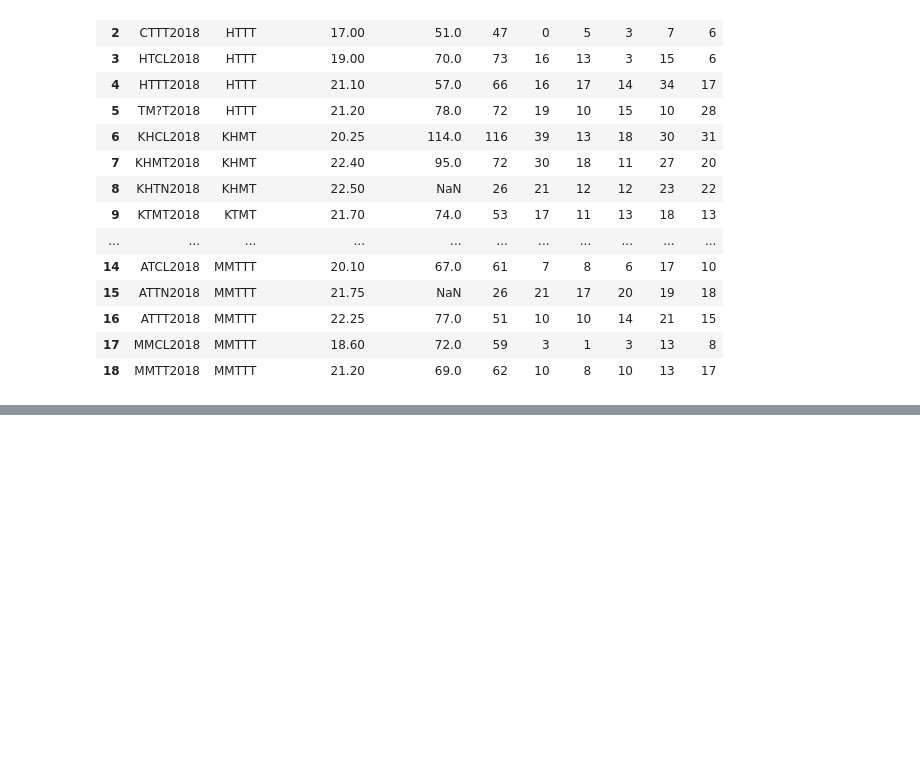
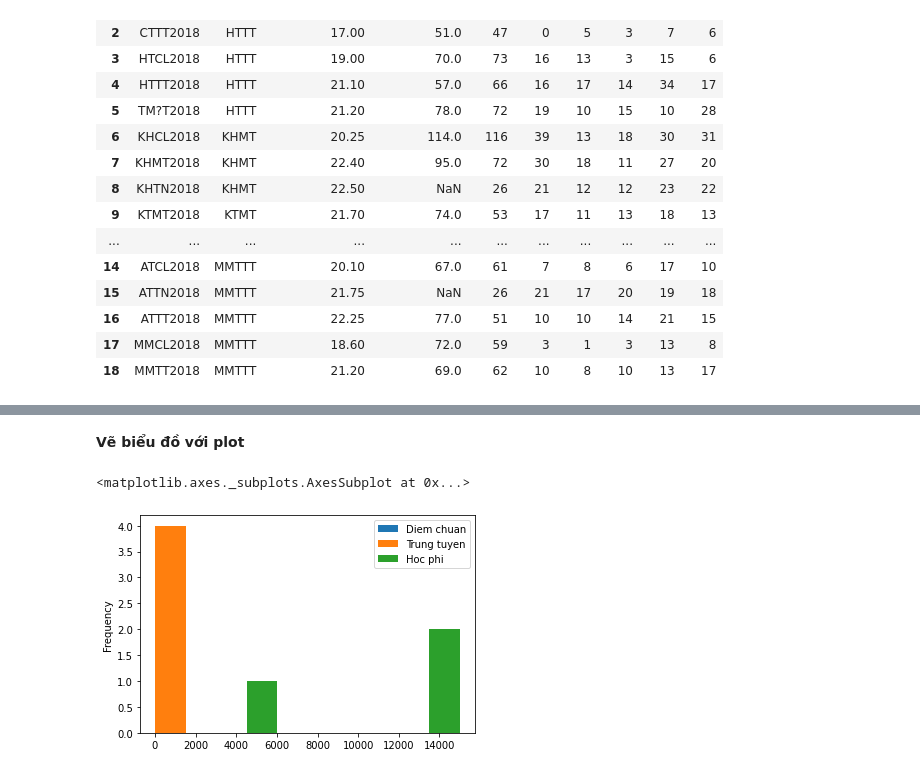
Before and after one commit to khoaht99/Python-machinelearning, a Jupyter notebook: Lec1_4_IntroToPython.ipynb, the cells around one changed output, grey strips where cells are left out. Cells and saved outputs as stored; diff of their text form; code cells hidden in the pictures; blank space fills up the shorter version.

```diff
--- a/Lec1_4_IntroToPython.ipynb
+++ b/Lec1_4_IntroToPython.ipynb
@@ -95,0 +131,12 @@ plt.show()
+# %%
+df1 = pd.DataFrame({
+    "Nganh": ["KTPM","KHMT","CNTT","ATTT"],
+    "Diem chuan": [27,26,25.5,22],
+    "Trung tuyen": [60,44,35,55]},
+    index = [1,2,3,4])
+df2 = pd.DataFrame({
+    "HDT": ["CLC","DT","CLC",],
+    "Hoc phi": [15000,6000,15000]},
+    index = [1,2,3])
+df_new = pd.concat([df1,df2],axis =1)
+df_new
@@ -95,0 +188,7 @@ plt.show()
+# %% [markdown]
+**Vẽ biểu đồ với plot**
+# %%
+df_new.plot.hist()
+# %% [output]
+<matplotlib.axes._subplots.AxesSubplot at 0x...>
+[figure, added]
```
Also changed, not shown: parts of 19 cells of this notebook.
